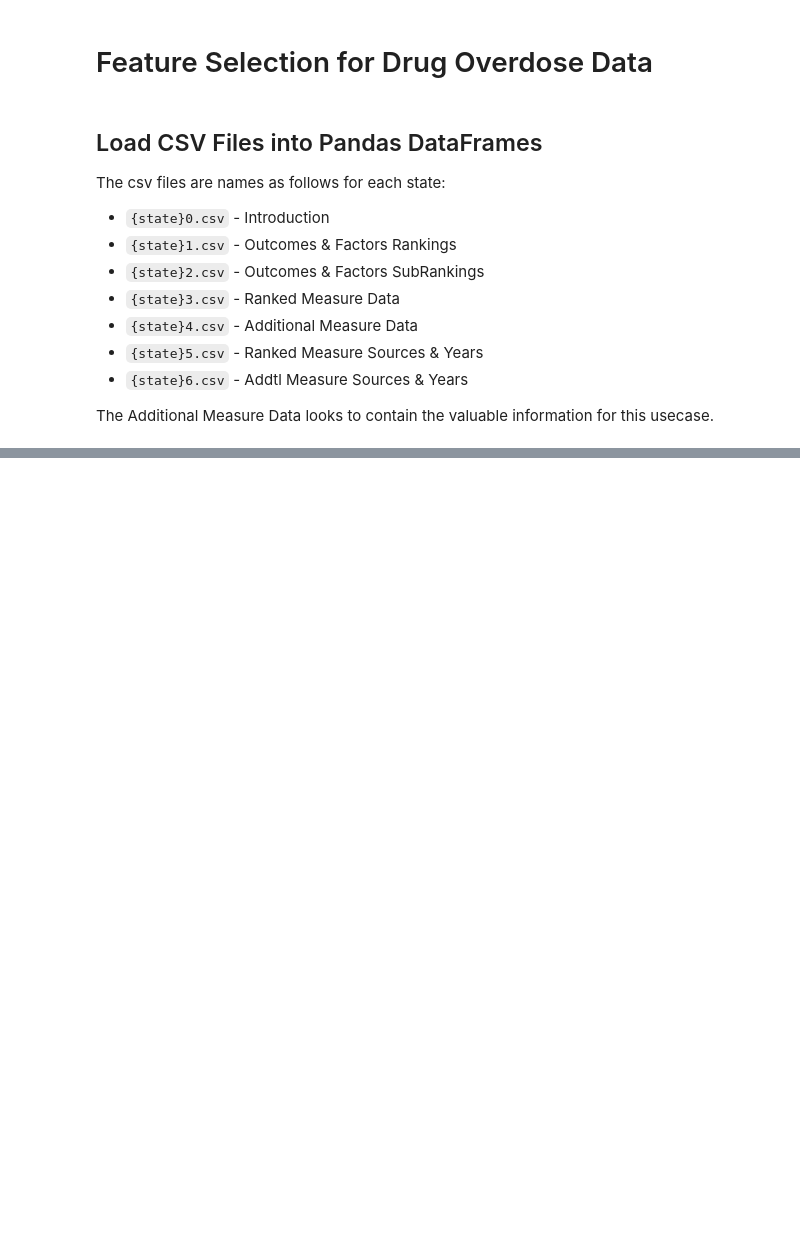
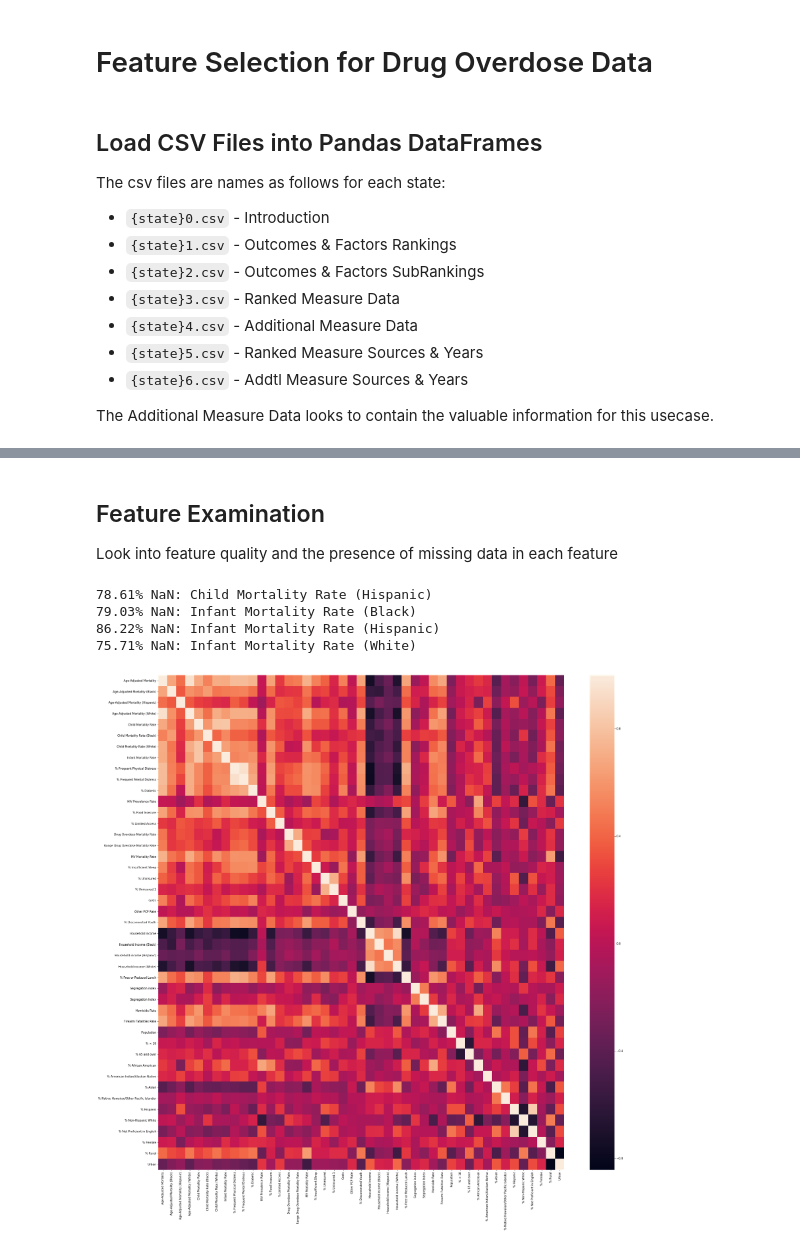
Before and after one commit to DylanGreene/drug_od_health_analytics, a Jupyter notebook: feature-selection.ipynb, the cells around one changed output, grey strips where cells are left out. Cells and saved outputs as stored; diff of their text form; code cells hidden in the pictures; blank space fills up the shorter version.

Commit message:
imputed missing values and removed extraneous features

```diff
--- a/feature-selection.ipynb
+++ b/feature-selection.ipynb
@@ -59,0 +87,6 @@ measure_df['URBAN'] = measure_df['% Rural'] <=50
+# %%
+# The missing % Rural counties are clearly all very rural, assign 100% manually
+measures['% Rural'] = measures['% Rural'].fillna(value=100)
+# %%
+# Create binary urban feature
+measures['Urban'] = measures['% Rural'] <= 50
@@ -59,0 +100,28 @@ measure_df['URBAN'] = measure_df['% Rural'] <=50
+# %%
+# Isolate the county level measures
+counties = measures[measures['County'].notna()]
+# %% [markdown]
+## Feature Examination
+Look into feature quality and the presence of missing data in each feature
+# %%
+# If more than 75% of the Counties have missing data for a feature, prob not worth using
+high_nan_features = []
+for feature in counties.columns:
+    percent_na = counties[feature].isna().sum() / len(counties)
+    # Somewhat arbitrarily 75% missing, just seems very high
+    if percent_na*100 > 75:
+        print('{:.2%}'.format(percent_na), 'NaN:', feature)
+        high_nan_features.append(feature)
+counties = counties.drop(columns=high_nan_features)
+# %% [output]
+78.61% NaN: Child Mortality Rate (Hispanic)
+79.03% NaN: Infant Mortality Rate (Black)
+86.22% NaN: Infant Mortality Rate (Hispanic)
+75.71% NaN: Infant Mortality Rate (White)
+# %%
+# Examine feature correlation using a heatmap
+plt.figure(figsize=(32, 32))
+sns.heatmap(data=counties.corr())
+plt.show()
+# %% [output]
+[figure, added]
```
Also changed, not shown: parts of 20 cells of this notebook.
